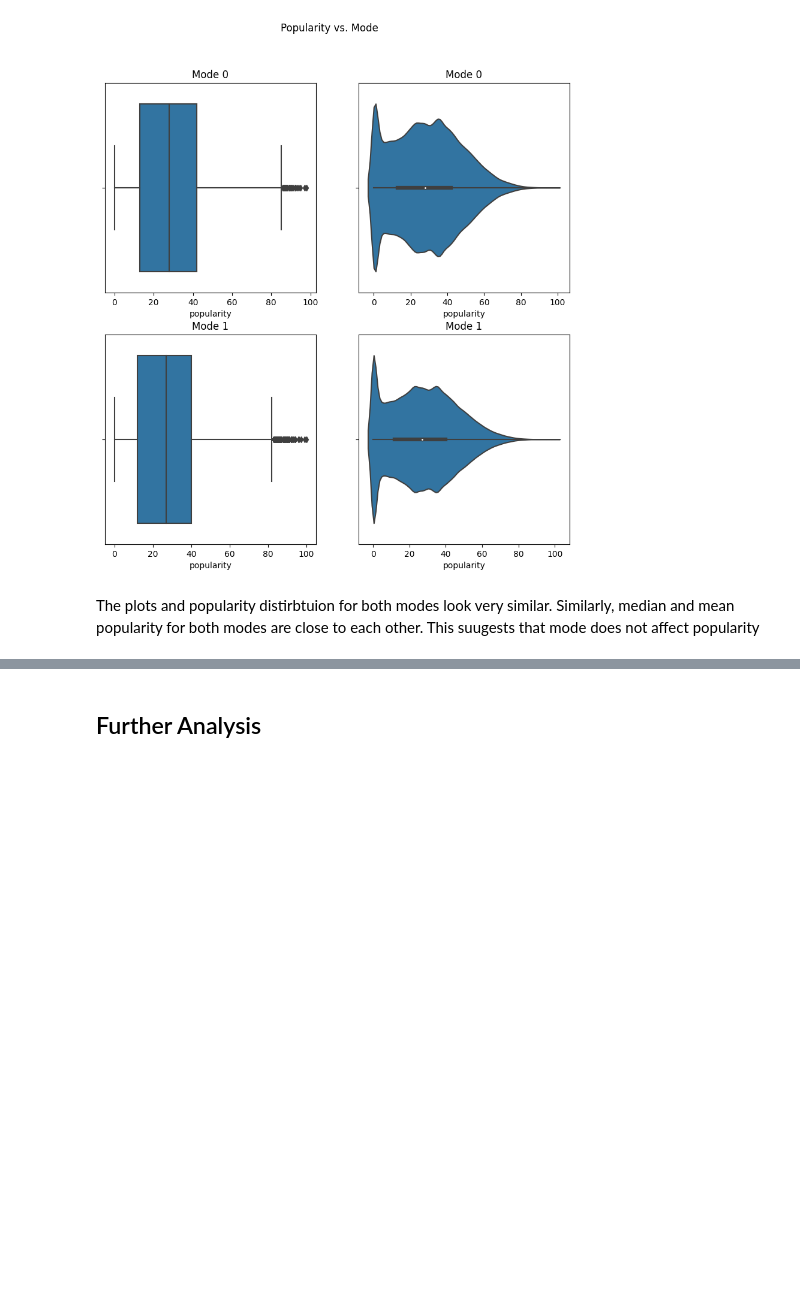
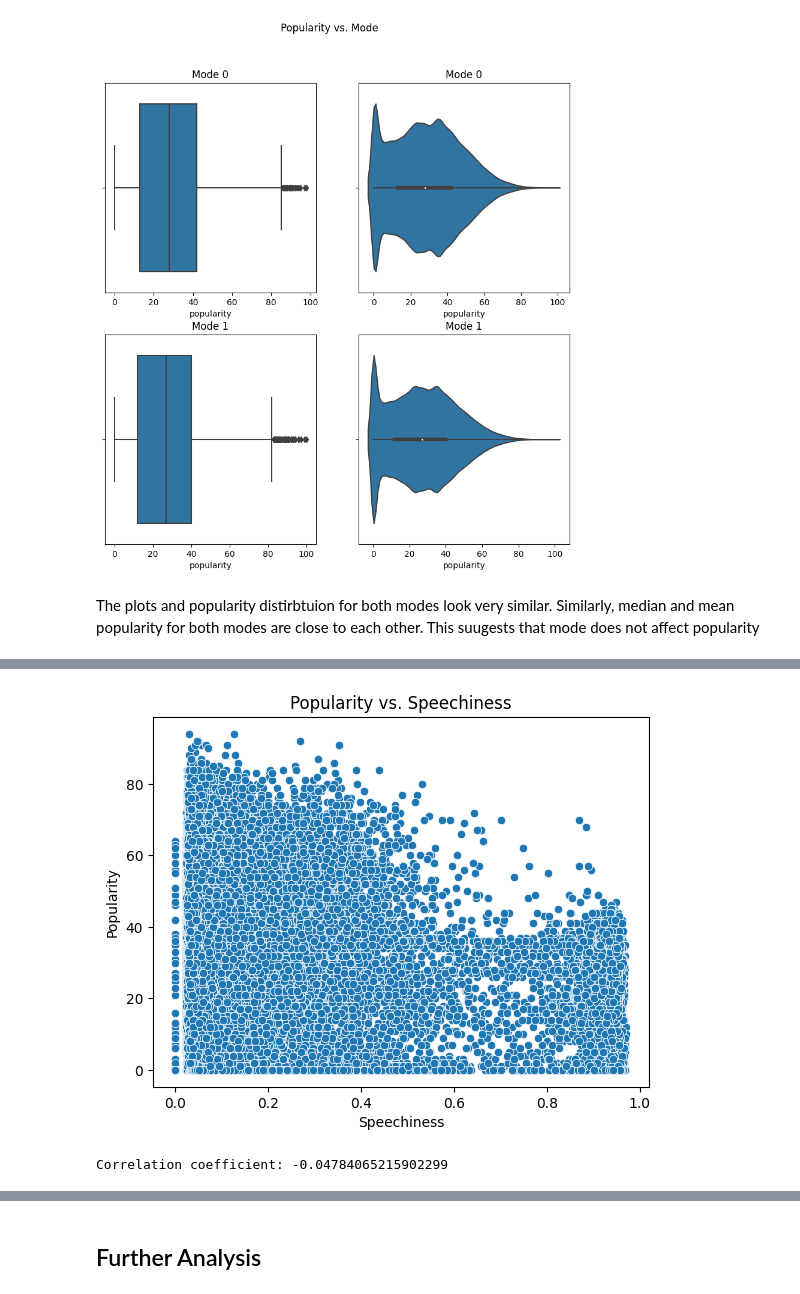
Before and after one commit to ayushmandixit2000/DSAI-Project, a Jupyter notebook: TracksAnalysis.ipynb, the cells around one changed output, grey strips where cells are left out. Saved outputs shown, nothing was run; the diff lists cells and outputs as text; code cells hidden in the pictures; blank space fills up the shorter version.

```diff
--- a/TracksAnalysis.ipynb
+++ b/TracksAnalysis.ipynb
@@ -789,0 +829,23 @@ The plots and popularity distirbtuion for both modes look very similar. Similarl
+# %%
+#Next, let us see if there is a direct relationship between speechiness and popularity through a scatter plot
+
+# Create a scatter plot of speechiness vs. popularity
+sns.scatterplot(x='speechiness', y='popularity', data=df)
+
+# Set the plot title and axis labels
+plt.title('Popularity vs. Speechiness')
+plt.xlabel('Speechiness')
+plt.ylabel('Popularity')
+
+# Show the plot
+plt.show()
+
+
+# Calculate the correlation coefficient between Speechiness and popularity
+corr = df['speechiness'].corr(df['popularity'])
+
+# Print the correlation coefficient to the console
+print('Correlation coefficient:', corr)
+# %% [output]
+[figure, added]
+Correlation coefficient: -0.04784065215902299
```
Also changed, not shown: parts of 12 cells of this notebook.
